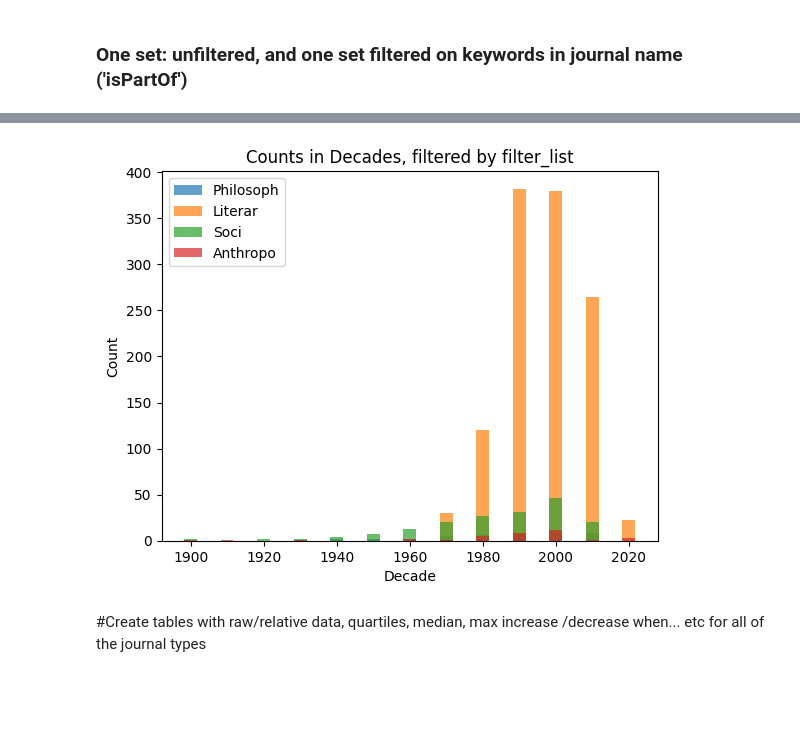
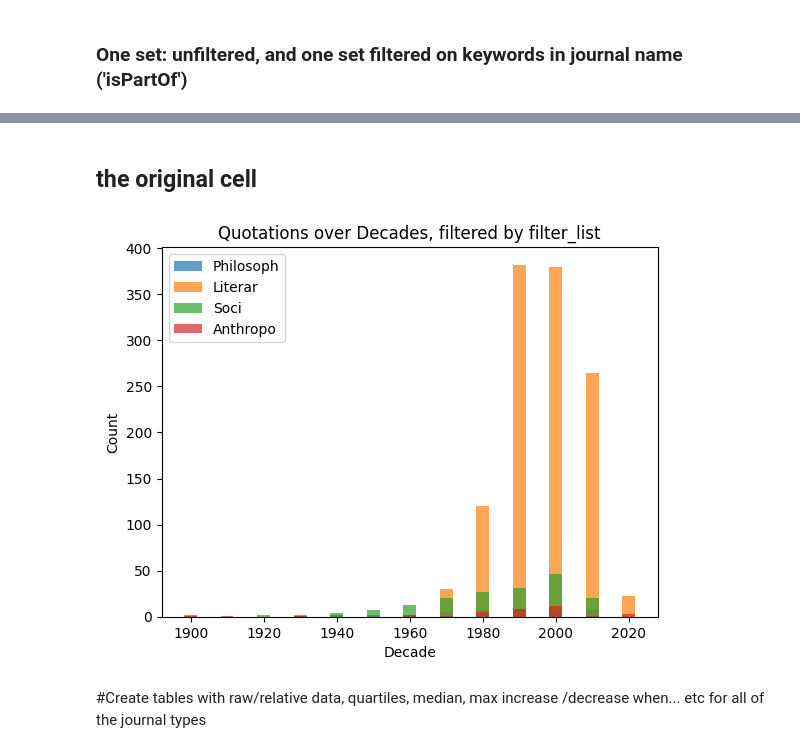
Before and after one commit to milanterlunen/quotation-detection, a Jupyter notebook: 03-analyze-results/generic-results-analysis-paul.ipynb, the cells around one changed output, grey strips where cells are left out. Saved outputs shown, nothing was run; the diff lists cells and outputs as text; code cells hidden in the pictures; blank space fills up the shorter version.

```diff
--- a/03-analyze-results/generic-results-analysis-paul.ipynb
+++ b/03-analyze-results/generic-results-analysis-paul.ipynb
@@ -475,50 +533,60 @@ plt.show()
+# %% [markdown]
+## the original cell
 # %%
-# Proposed filterlist
+# Proposed filterlist over 'ísPartOf' collumn
 
 filter_list=['Philosoph', 'Literar', 'Soci', 'Anthropo']
 number_of_word_items=len(filter_list)
 
 Decade_Lowest=1900
 Decade_Highest=2020
 
 # Create a new figure
 
 import matplotlib.pyplot as plt
 
-# Create a new figure
+def diagram_counts_with_keywords_in_isPartOf(filter_list,df):
+   # Create a new figure
+   plt.figure()
+   def make_list_of_Counters(filter_list,df):
+      number_of_word_items=len(filter_list)
+      List_of_Counters=[]
+      for i in range(number_of_word_items):
+         String = filter_list[i]
+         filtered_df = df[df['isPartOf'].str.contains(String, na=False)]
+         decade_Values_filtered=filtered_df['Decade']
+         counter_selected_Values=Counter(decade_Values_filtered)
+         List_of_Counters.append(counter_selected_Values )
+         decades = list(counter_selected_Values.keys())
+      return List_of_Counters
 
-plt.figure()
+   def make_bar_diagrams(filter_list, List_of_Counters):
+      number_of_word_items=len(List_of_Counters)
+      for i in range(number_of_word_items):
+         String = filter_list[i]
 
-List_of_Counters=[]
+         counts_filtered = list(List_of_Counters[i].values())
 
-for i in range(number_of_word_items):
-    String = filter_list[i]
-    #print(String)
-    filtered_df = df[df['isPartOf'].str.contains(String, na=False)]
-    #filtered_df = df[df['isPartOf'],String.contains(SyntaxWarning).fillna(False)]
-    decade_Values_filtered=filtered_df['Decade']
+         #List_of_Counters=make_list_of_Counters(filter_list,df)
+         decades = list(List_of_Counters[i].keys())
+         counts_filtered = list(List_of_Counters[i].values())
+         # Create a bar chart
+         plt.bar(decades, counts_filtered, alpha=0.7,label= String, width=3.5)
+   List_of_Counters=make_list_of_Counters(filter_list,df)
+   make_bar_diagrams(filter_list,List_of_Counters)
+   # Add labels and title
+   plt.xlabel('Decade')
+   plt.ylabel('Count')
+   plt.title('Quotations over Decades, filtered by filter_list')
+   # Show the plot
+   plt.legend()
+   plt.show()
 
-    #print("Decades in columns")
-    counter_selected_Values=Counter(decade_Values_filtered)
-    List_of_Counters.append(counter_selected_Values )
 
-    decades = list(counter_selected_Values.keys())
-# length of list decades
-    #print(len(decades))
-    counts_filtered = list(counter_selected_Values.values())
-# Create a bar chart
 
-    plt.bar(decades, counts_filtered, alpha=0.7,label= String, width=3.5)
-# Add labels and title
-    plt.xlabel('Decade')
-    plt.ylabel('Count')
-    plt.title('Counts in Decades, filtered by filter_list')
-
-#Show the plot
-plt.legend()
-plt.show()
+diagram_counts_with_keywords_in_isPartOf(filter_list,df)
 # %% [output]
-[figure, old version]
+[figure, new version]
 # %% [markdown]
 #Create tables with raw/relative data, quartiles, median, max increase  /decrease  when... etc for all of the journal types
 # %%
```
Also changed, not shown: parts of 11 cells of this notebook.
